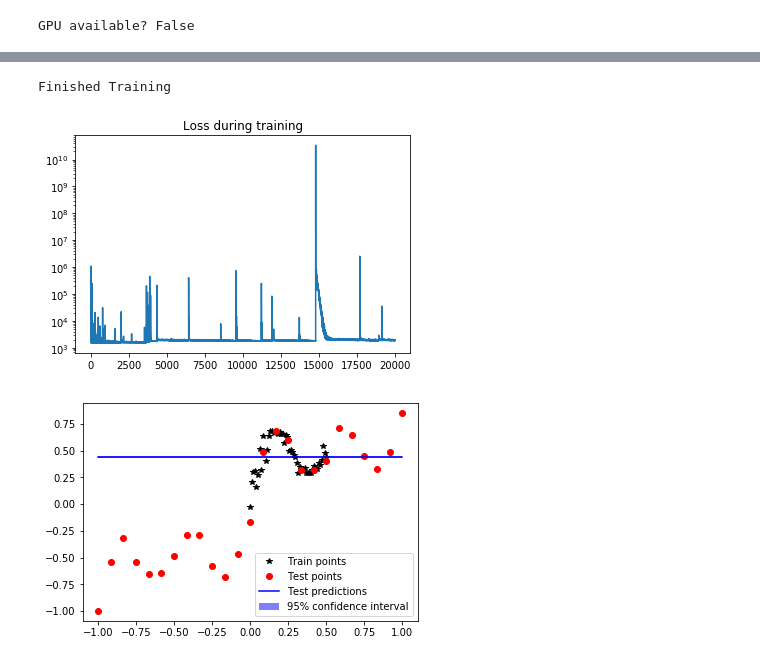
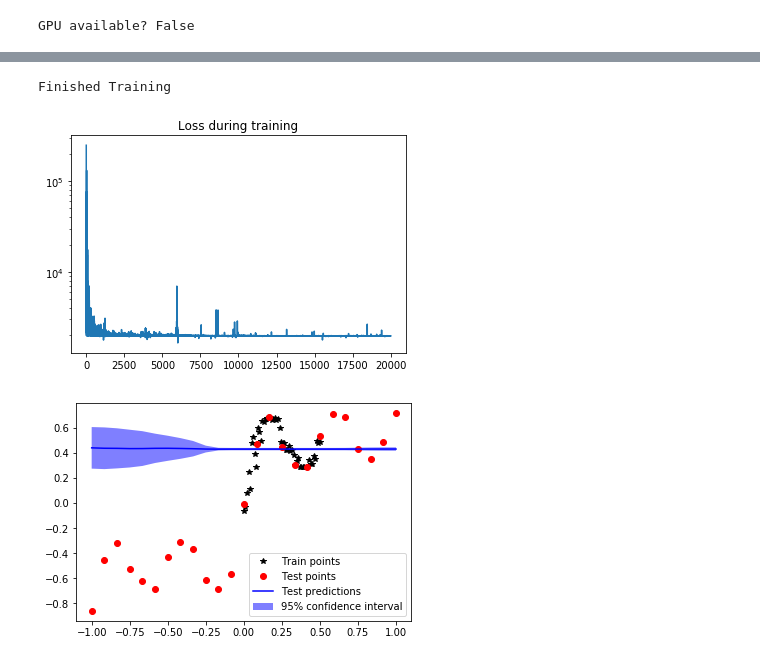
Before and after one commit to andreric/bayesian_neural_network, a Jupyter notebook: train_1D_regression_paper_dataset.ipynb, the cells around one changed output, grey strips where cells are left out. Drawn from its saved outputs; the diff is of its cells as text; code cells hidden in the pictures.

Commit message:
easy to change activation function

```diff
--- a/train_1D_regression_paper_dataset.ipynb
+++ b/train_1D_regression_paper_dataset.ipynb
@@ -53,8 +53,12 @@ x_train, y_train, x_test, y_test = toy_function(50)
 # %%
 from BBB import MLP_BBB
 
+layers_units = [10, 10]
+layers_activ = ['relu', 'tanh']
+assert len(layers_units) == len(layers_activ)
 
-net = MLP_BBB(1, 1, [5, 5, 5, 5], noise_tol=0.02, prior_std=1)
+net = MLP_BBB(1, 1, layers_units, layers_activ,
+              noise_tol=0.02, prior_std=10)
 
 net.to(DEVICE)
 net.train()
@@ -64,36 +68,36 @@ target = torch.tensor(y_train, dtype=torch.float32).to(DEVICE)
 
 optimizer = optim.Adam(net.parameters(), lr=1e-1) #, weight_decay=1e-3)
 # optimizer = torch.optim.SGD(net.parameters(), lr=1e-3, momentum=0.9, nesterov=True)
 
 epochs = 20000
 milestones = [0.3, 0.5, 0.7, 0.8, 0.9]
 milestones = [int(m*epochs) for m in milestones]
-# scheduler = MultiStepLR(optimizer, milestones=milestones, gamma=0.1)
+scheduler = MultiStepLR(optimizer, milestones=milestones, gamma=0.1)
 
 loss_arr = list()
 for epoch in tqdm(range(epochs)):  # loop over the dataset multiple times
 
 #     print('Epoch:', epoch,'LR:', scheduler.get_lr())
 
     optimizer.zero_grad()
     # forward + backward + optimize
     loss = net.sample_elbo(data, target, 1)
     loss.backward()
     optimizer.step()
 
-#     scheduler.step()
+    scheduler.step()
 
     loss_arr.append(loss.item())
 
 print('Finished Training')
 
 plt.plot(loss_arr)
 plt.yscale('log')
 plt.title('Loss during training')
 plt.show()
 # %% [output]
 Finished Training
-[figure, old version]
+[figure, new version]
 # %%
 n_post_samples = 100
 post_dist = np.zeros((len(x_test), n_post_samples + 1))
@@ -120,4 +124,4 @@ plt.fill(np.concatenate([x_test.numpy(), x_test.numpy()[::-1]]),
 plt.legend()
 plt.show()
 # %% [output]
-[figure, old version]
+[figure, new version]
```
Also changed, not shown: parts of 1 cell of this notebook, 1 other file.
